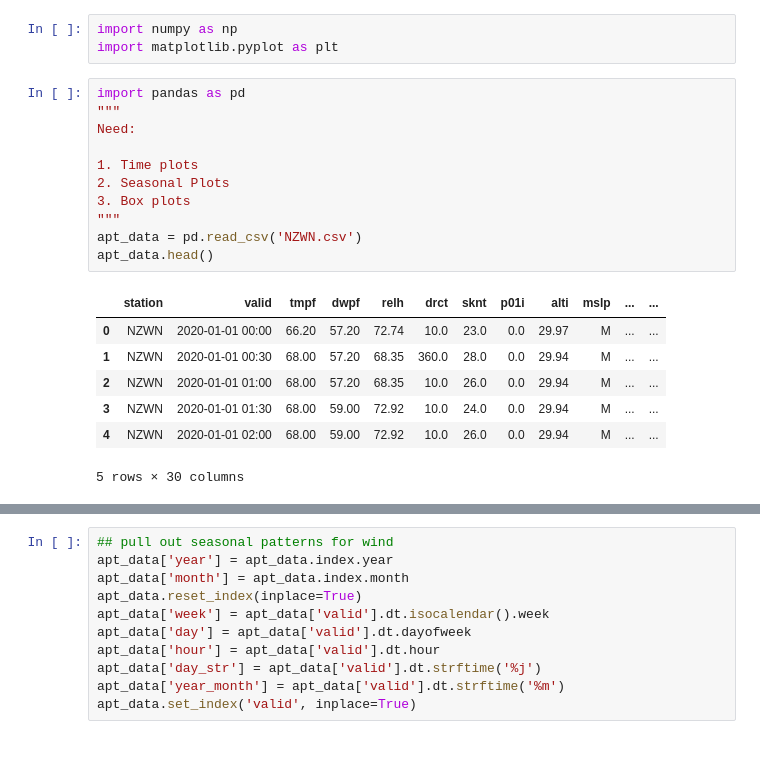
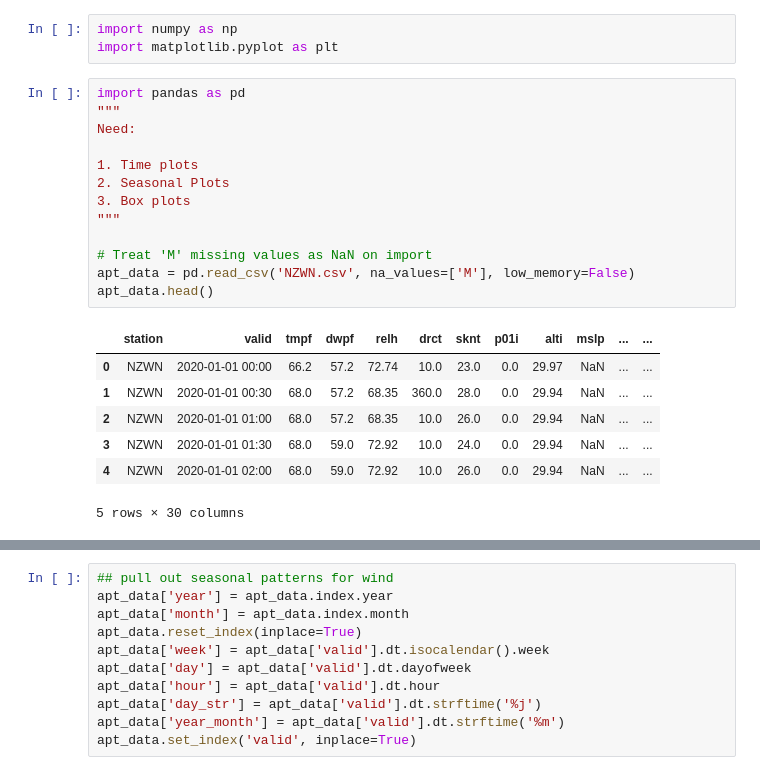
Before and after one commit to hyacinthechem/aviation-weather-forecasting, a Jupyter notebook: notebooks/eda/wind_speed_eda.ipynb, the cells around one changed output, grey strips where cells are left out. Saved outputs shown, nothing was run; the diff lists cells and outputs as text.

Commit message:
Refactor: handling of missing values for descriptive statistics

```diff
--- a/notebooks/eda/wind_speed_eda.ipynb
+++ b/notebooks/eda/wind_speed_eda.ipynb
@@ -4,21 +4,23 @@ import matplotlib.pyplot as plt
 # %%
 import pandas as pd
 """
 Need:
 
 1. Time plots
 2. Seasonal Plots
 3. Box plots
 """
-apt_data = pd.read_csv('NZWN.csv')
+
+# Treat 'M' missing values as NaN on import
+apt_data = pd.read_csv('NZWN.csv', na_values=['M'], low_memory=False)
 apt_data.head()
 # %% [output]
 |  | station | valid | tmpf | dwpf | relh | drct | sknt | p01i | alti | mslp | ... | ... |
-| 0 | NZWN | 2020-01-01 00:00 | 66.20 | 57.20 | 72.74 | 10.0 | 23.0 | 0.0 | 29.97 | M | ... | ... |
-| 1 | NZWN | 2020-01-01 00:30 | 68.00 | 57.20 | 68.35 | 360.0 | 28.0 | 0.0 | 29.94 | M | ... | ... |
-| 2 | NZWN | 2020-01-01 01:00 | 68.00 | 57.20 | 68.35 | 10.0 | 26.0 | 0.0 | 29.94 | M | ... | ... |
-| 3 | NZWN | 2020-01-01 01:30 | 68.00 | 59.00 | 72.92 | 10.0 | 24.0 | 0.0 | 29.94 | M | ... | ... |
-| 4 | NZWN | 2020-01-01 02:00 | 68.00 | 59.00 | 72.92 | 10.0 | 26.0 | 0.0 | 29.94 | M | ... | ... |
+| 0 | NZWN | 2020-01-01 00:00 | 66.2 | 57.2 | 72.74 | 10.0 | 23.0 | 0.0 | 29.97 | NaN | ... | ... |
+| 1 | NZWN | 2020-01-01 00:30 | 68.0 | 57.2 | 68.35 | 360.0 | 28.0 | 0.0 | 29.94 | NaN | ... | ... |
+| 2 | NZWN | 2020-01-01 01:00 | 68.0 | 57.2 | 68.35 | 10.0 | 26.0 | 0.0 | 29.94 | NaN | ... | ... |
+| 3 | NZWN | 2020-01-01 01:30 | 68.0 | 59.0 | 72.92 | 10.0 | 24.0 | 0.0 | 29.94 | NaN | ... | ... |
+| 4 | NZWN | 2020-01-01 02:00 | 68.0 | 59.0 | 72.92 | 10.0 | 26.0 | 0.0 | 29.94 | NaN | ... | ... |
 5 rows × 30 columns
 # %%
 #make date and time column the index of data frame
```
Also changed, not shown: parts of 5 cells of this notebook, 2 other files.
